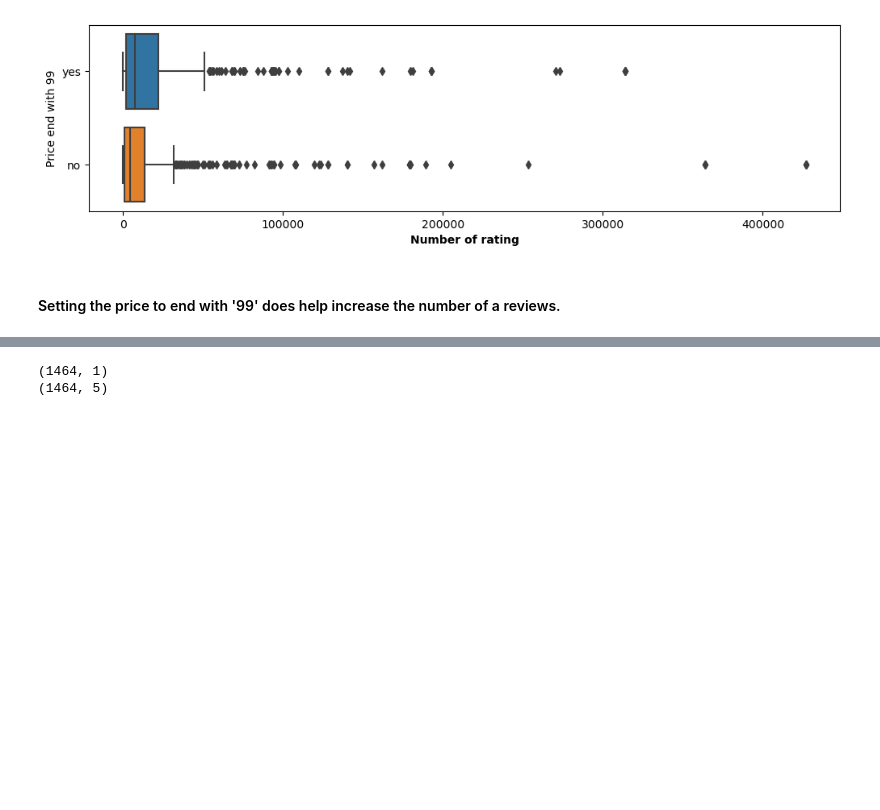
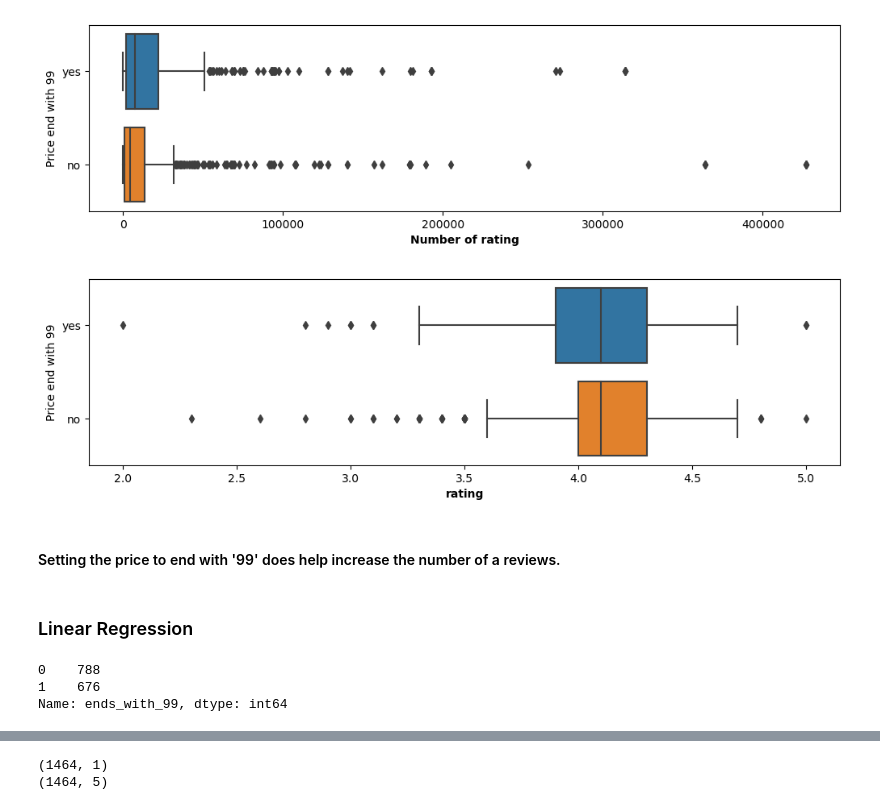
Before and after one commit to Jiaxing7/Mid-bootcamp-project, a Jupyter notebook: E-commerce Amazon.ipynb, the cells around one changed output, grey strips where cells are left out. Cells and saved outputs as stored; diff of their text form; code cells hidden in the pictures; blank space fills up the shorter version.

```diff
--- a/E-commerce Amazon.ipynb
+++ b/E-commerce Amazon.ipynb
@@ -748,5 +760,22 @@ ax.set_xlabel('Number of rating', fontweight='bold')
 plt.show()
 # %% [output]
 [figure]
+# %%
+# rating with price end '99'
+fig, ax = plt.subplots(figsize=(12, 3))
+sns.boxplot(ax=ax, data=df, y='ends_with_99', x='rating')
+ax.set_ylabel('Price end with 99')
+ax.set_xlabel('rating', fontweight='bold')
+plt.show()
+# %% [output]
+[figure, added]
 # %% [markdown]
 #### Setting the price to end with '99' does help increase the number of a reviews.
+# %% [markdown]
+###  Linear Regression
+# %%
+df['ends_with_99'].value_counts()
+# %% [output]
+0    788
+1    676
+Name: ends_with_99, dtype: int64
```
Also changed, not shown: parts of 30 cells of this notebook, 2 other files.
